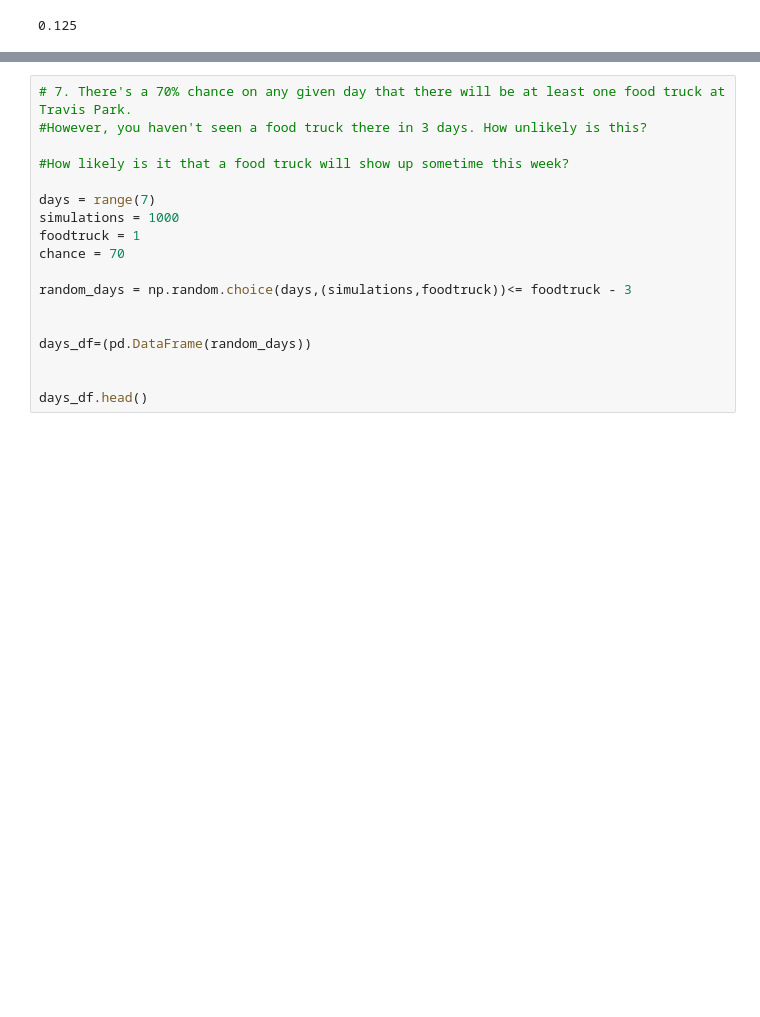
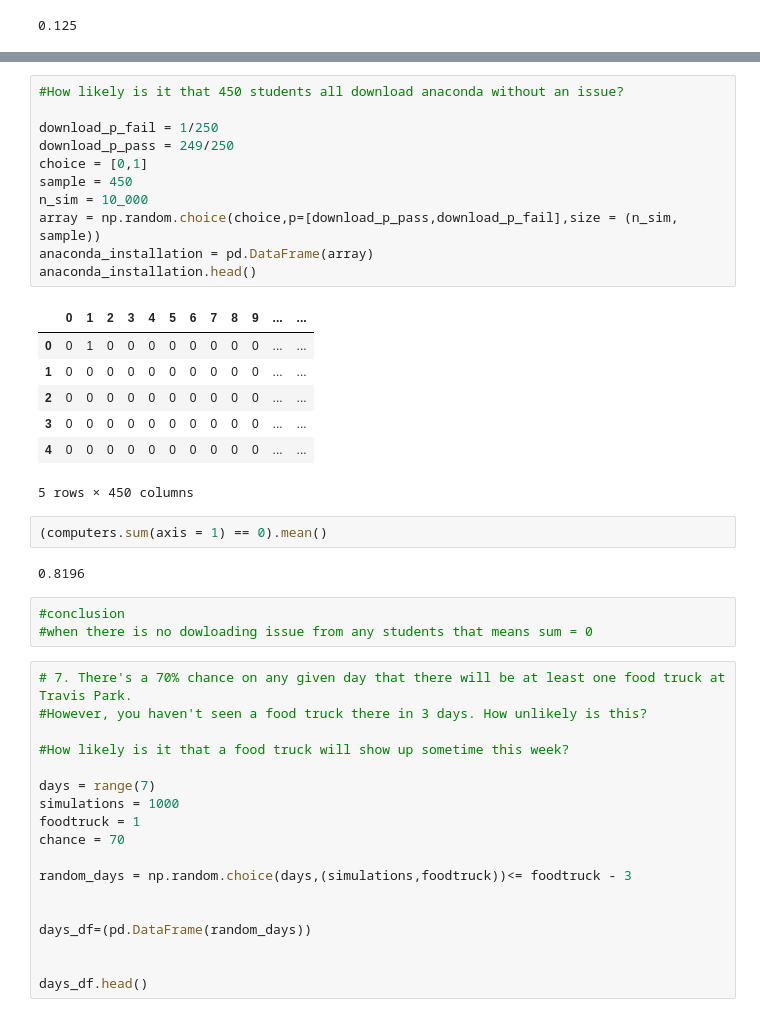
Before and after one commit to patrickamwayi/statistics-exercises, a Jupyter notebook: simulation.ipynb, the cells around one changed output, grey strips where cells are left out. Cells and saved outputs as stored; diff of their text form; blank space fills up the shorter version.

```diff
--- a/simulation.ipynb
+++ b/simulation.ipynb
@@ -133,3 +205,29 @@ NameError: name 'anaconda_installation' is not defined
+# %%
+#How likely is it that 450 students all download anaconda without an issue?
+
+download_p_fail = 1/250
+download_p_pass = 249/250
+choice = [0,1]
+sample = 450
+n_sim = 10_000
+array = np.random.choice(choice,p=[download_p_pass,download_p_fail],size = (n_sim, sample))
+anaconda_installation = pd.DataFrame(array)
+anaconda_installation.head()
+# %% [output]
+|  | 0 | 1 | 2 | 3 | 4 | 5 | 6 | 7 | 8 | 9 | ... | ... |
+| 0 | 0 | 1 | 0 | 0 | 0 | 0 | 0 | 0 | 0 | 0 | ... | ... |
+| 1 | 0 | 0 | 0 | 0 | 0 | 0 | 0 | 0 | 0 | 0 | ... | ... |
+| 2 | 0 | 0 | 0 | 0 | 0 | 0 | 0 | 0 | 0 | 0 | ... | ... |
+| 3 | 0 | 0 | 0 | 0 | 0 | 0 | 0 | 0 | 0 | 0 | ... | ... |
+| 4 | 0 | 0 | 0 | 0 | 0 | 0 | 0 | 0 | 0 | 0 | ... | ... |
+5 rows × 450 columns
+# %%
+(computers.sum(axis = 1) == 0).mean()
+# %% [output]
+0.8196
+# %%
+#conclusion
+#when there is no dowloading issue from any students that means sum = 0
 # %%
 # 7. There's a 70% chance on any given day that there will be at least one food truck at Travis Park.
 #However, you haven't seen a food truck there in 3 days. How unlikely is this?
```
Also changed, not shown: parts of 15 cells of this notebook.
